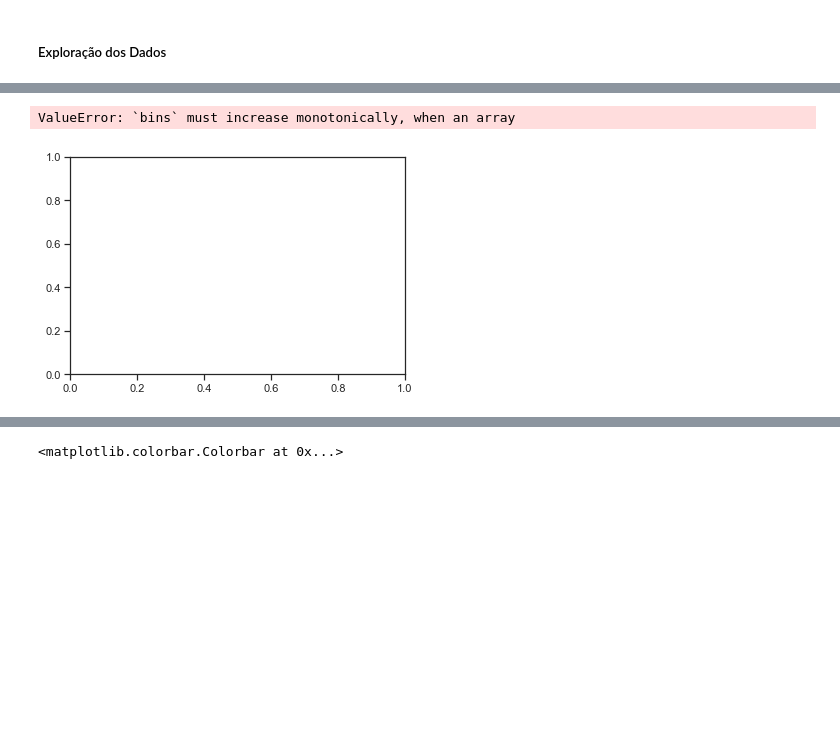
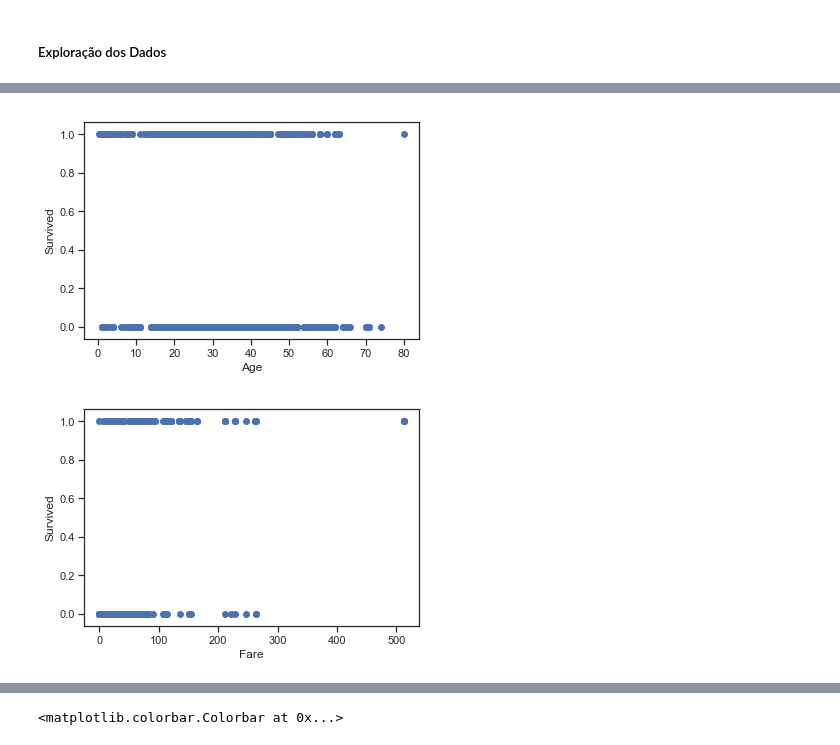
Before and after one commit to rgaliardi/Data-Science, a Jupyter notebook: MaratonaDSB/Titanic/Titanic.ipynb, the cells around one changed output, grey strips where cells are left out. Saved outputs shown, nothing was run; the diff lists cells and outputs as text; code cells hidden in the pictures; blank space fills up the shorter version.

```diff
--- a/MaratonaDSB/Titanic/Titanic.ipynb
+++ b/MaratonaDSB/Titanic/Titanic.ipynb
@@ -116,18 +195,14 @@ dstrain.count()
 # %%
 # Cria uma função para análise gráfica do dataset e das vendas semanais
-def scatter(dataset, column):
+def fnScatter(dataset, column):
     plt.figure()
     plt.scatter(dataset[column] , dataset['Survived'])
+    #plt..plot.bar(dstrain.pivot_table(index=dataset[column],values=dataset['Survived']))
     plt.ylabel('Survived')
     plt.xlabel(column)
 
-scatter(dstrain, 'Pclass')
-scatter(dstrain, 'Sex')
-scatter(dstrain, 'Age')
-scatter(dstrain, 'SibSp')
-scatter(dstrain, 'Parch')
-scatter(dstrain, 'Fare')
-##scatter(dstrain, 'Embarked')
+fnScatter(dstrain, 'Age')
+fnScatter(dstrain, 'Fare')
 # %% [output]
-ValueError: `bins` must increase monotonically, when an array
-[figure, old version]
+[figure, new version]
+[figure, added]
```
Also changed, not shown: parts of 8 cells of this notebook.
